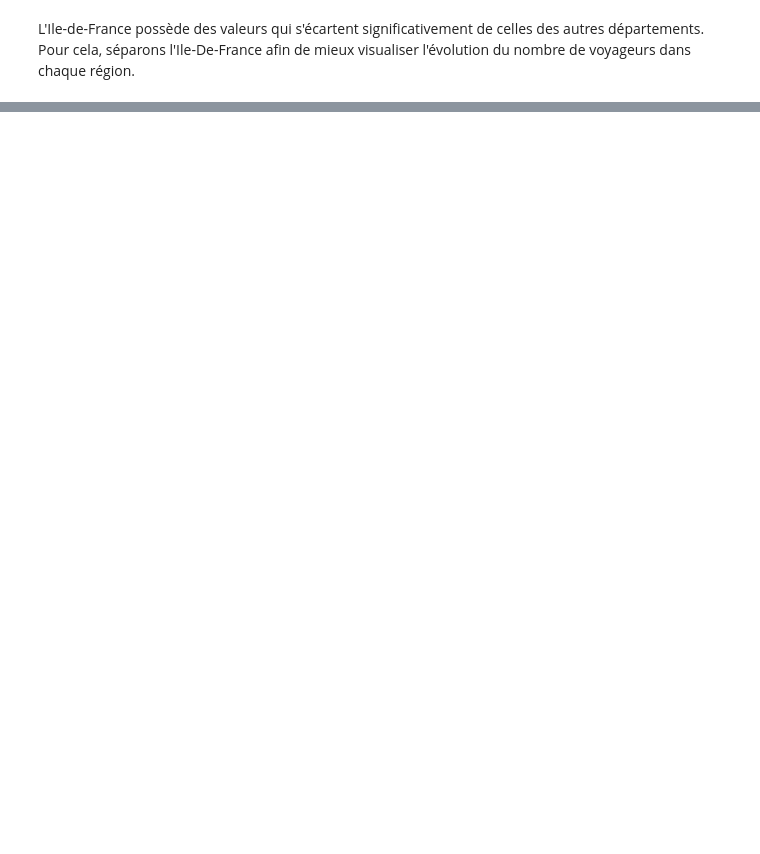
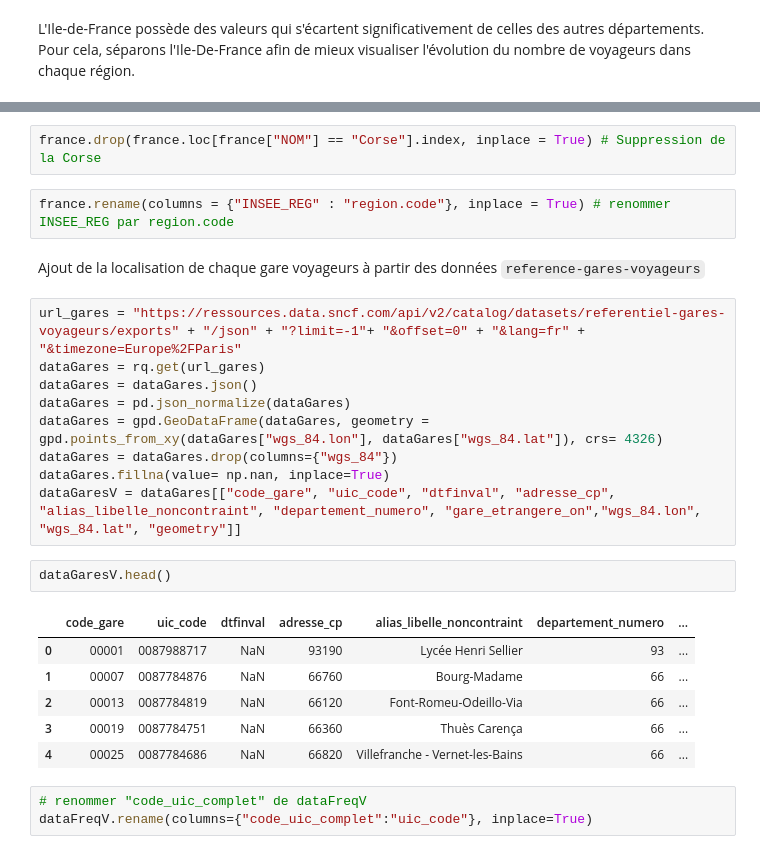
Before and after one commit to gbiaou/Projet_Python_SNCF, a Jupyter notebook: frequentation-gares.ipynb, the cells around one changed output, grey strips where cells are left out. Cells and saved outputs as stored; diff of their text form; blank space fills up the shorter version.

```diff
--- a/frequentation-gares.ipynb
+++ b/frequentation-gares.ipynb
@@ -240,0 +252,27 @@ Nous allons maintenant réaliser des heatmaps afin de visualiser la densité par
+# %%
+france.drop(france.loc[france["NOM"] == "Corse"].index, inplace = True) # Suppression de la Corse
+# %%
+france.rename(columns = {"INSEE_REG" : "region.code"}, inplace = True) # renommer INSEE_REG par region.code
+# %% [markdown]
+Ajout de la localisation de chaque gare voyageurs à partir des données `reference-gares-voyageurs`
+# %%
+url_gares = "https://ressources.data.sncf.com/api/v2/catalog/datasets/referentiel-gares-voyageurs/exports" + "/json" + "?limit=-1"+ "&offset=0" + "&lang=fr" + "&timezone=Europe%2FParis"
+dataGares = rq.get(url_gares)
+dataGares = dataGares.json()
+dataGares = pd.json_normalize(dataGares)
+dataGares = gpd.GeoDataFrame(dataGares, geometry = gpd.points_from_xy(dataGares["wgs_84.lon"], dataGares["wgs_84.lat"]), crs= 4326)
+dataGares = dataGares.drop(columns={"wgs_84"})
+dataGares.fillna(value= np.nan, inplace=True)
+dataGaresV = dataGares[["code_gare", "uic_code", "dtfinval", "adresse_cp", "alias_libelle_noncontraint", "departement_numero", "gare_etrangere_on","wgs_84.lon", "wgs_84.lat", "geometry"]]
+# %%
+dataGaresV.head()
+# %% [output]
+|  | code_gare | uic_code | dtfinval | adresse_cp | alias_libelle_noncontraint | departement_numero | ... |
+| 0 | 00001 | 0087988717 | NaN | 93190 | Lycée Henri Sellier | 93 | ... |
+| 1 | 00007 | 0087784876 | NaN | 66760 | Bourg-Madame | 66 | ... |
+| 2 | 00013 | 0087784819 | NaN | 66120 | Font-Romeu-Odeillo-Via | 66 | ... |
+| 3 | 00019 | 0087784751 | NaN | 66360 | Thuès Carença | 66 | ... |
+| 4 | 00025 | 0087784686 | NaN | 66820 | Villefranche - Vernet-les-Bains | 66 | ... |
+# %%
+# renommer "code_uic_complet" de dataFreqV
+dataFreqV.rename(columns={"code_uic_complet":"uic_code"}, inplace=True)
```
Also changed, not shown: parts of 23 cells of this notebook, 1 other file.
